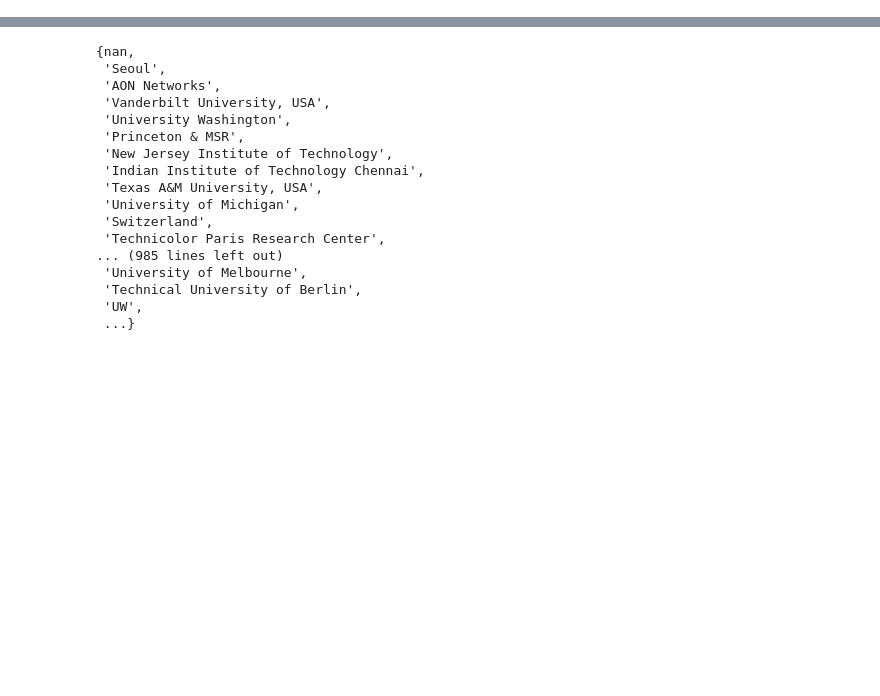
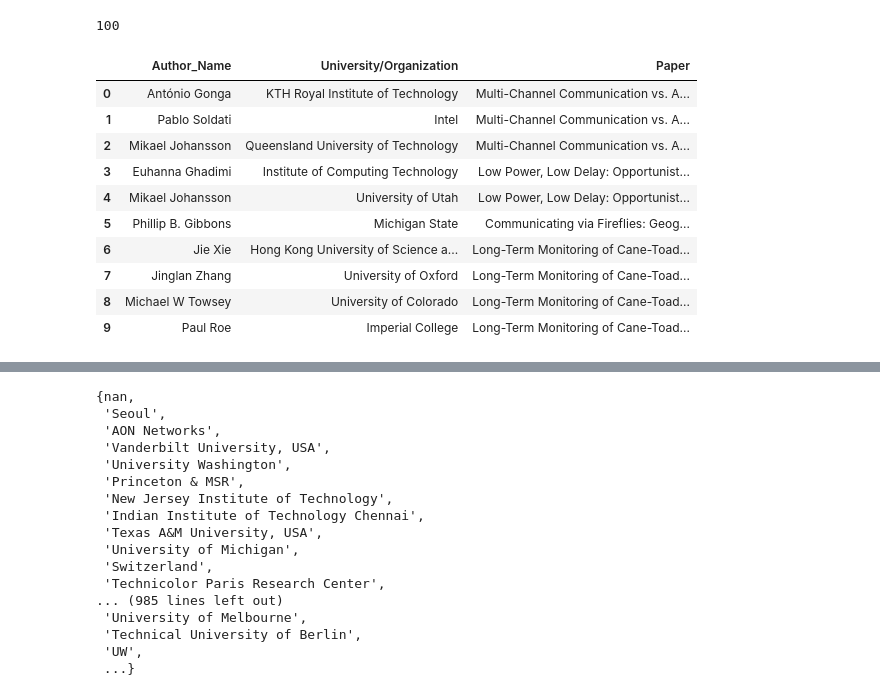
Before and after one commit to MistryWoman/Dashboard, a Jupyter notebook: Fuzzy.ipynb, the cells around one changed output, grey strips where cells are left out. Drawn from its saved outputs; the diff is of its cells as text; code cells hidden in the pictures; blank space fills up the shorter version.

Commit message:
making the data for bubble chart

```diff
--- a/Bubble.ipynb
+++ b/Fuzzy.ipynb
@@ -46,8 +15,43 @@ FileNotFoundError: [Errno 2] No such file or directory: 'model.bin'
+# %%
+from fuzzywuzzy import fuzz
+
+key = 'University of Illinois Urbana - Champaign'
+value = 'University of Illinois at Urbana, Champaign'
+
+def clean(name):
+    name = name.lower()
+    clean_name = []
+    tok = word_tokenize(name)
+    for token in tok:
+        if token in stop_words:
+            continue
+        else:
+            clean_name.append(token)
+    return " ".join(clean_name)
+
+
+def fuzzy(key, value):
+    key = clean(key)
+    value = clean(value)
+    fuzz_score = fuzz.token_set_ratio(key, value)
+    return fuzz_score
+
+fuzzy('University of British Columbia', 'U British Columbia')
+# %% [output]
+100
 # %%
 #creating a csv file to contain all the conferences TPC details
 
 ipsn_tpc = pd.read_csv('data/Clean_TPC/ipsn_clean.csv')
+ipsn_auth = pd.read_csv('data/Clean_Authors/ipsn_authors.csv')
 mobicom_tpc = pd.read_csv('data/Clean_TPC/mobicom_clean.csv')
 mobihoc_tpc = pd.read_csv('data/Clean_TPC/mobihoc_clean.csv')
 sensys_tpc = pd.read_csv('data/Clean_TPC/sensys_clean.csv')
 sigcomm_tpc = pd.read_csv('data/Clean_TPC/sigcomm_clean.csv')
+# %%
+keys = set(ipsn_tpc['University/Organization'])
+uni_dict = collections.defaultdict(list)
+for key in keys:
+    uni_dict[key] = []
+
+# uni_dict
@@ -53,0 +74,44 @@ sigcomm_tpc = pd.read_csv('data/Clean_TPC/sigcomm_clean.csv')
+# %%
+author_name = []
+publications = []
+auth_univ = []
+
+tpc_univ = []
+tpc_name = []
+
+for tup in tup_list[:10]:
+
+    auth_uni, tpc_uni = tup
+
+
+    #extract author name and publication for auth_uni
+    auth_df = ipsn_auth[ipsn_auth['University/Organization'] == auth_uni]
+    author_name.extend(list(auth_df['Author_Name']))
+    publications.extend(list(auth_df['Paper_title']))
+
+    tpc_df = ipsn_tpc[ipsn_tpc['University/Organization'] == tpc_uni]
+    tpc_name.extend(list(tpc_df['Name']))
+
+    if len(auth_uni) < len(tpc_uni):
+        auth_univ.extend([auth_uni])
+        tpc_univ.extend([auth_uni])
+    else:
+        auth_univ.extend([tpc_uni])
+        tpc_univ.extend([tpc_uni])
+
+a = pd.DataFrame(list(zip(author_name, auth_univ, publications)), columns = ['Author_Name', 'University/Organization', 'Paper'])
+b = pd.DataFrame(list(zip(tpc_name, tpc_univ)), columns = ['TPC_Name', 'University/Organization'])
+# %%
+a
+# %% [output]
+|  | Author_Name | University/Organization | Paper |
+| 0 | António Gonga | KTH Royal Institute of Technology | Multi-Channel Communication vs. A... |
+| 1 | Pablo Soldati | Intel | Multi-Channel Communication vs. A... |
+| 2 | Mikael Johansson | Queensland University of Technology | Multi-Channel Communication vs. A... |
+| 3 | Euhanna Ghadimi | Institute of Computing Technology | Low Power, Low Delay: Opportunist... |
+| 4 | Mikael Johansson | University of Utah | Low Power, Low Delay: Opportunist... |
+| 5 | Phillip B. Gibbons | Michigan State | Communicating via Fireflies: Geog... |
+| 6 | Jie Xie | Hong Kong University of Science a... | Long-Term Monitoring of Cane-Toad... |
+| 7 | Jinglan Zhang | University of Oxford | Long-Term Monitoring of Cane-Toad... |
+| 8 | Michael W Towsey | University of Colorado | Long-Term Monitoring of Cane-Toad... |
+| 9 | Paul Roe | Imperial College | Long-Term Monitoring of Cane-Toad... |
```
Also changed, not shown: parts of 9 cells of this notebook.
